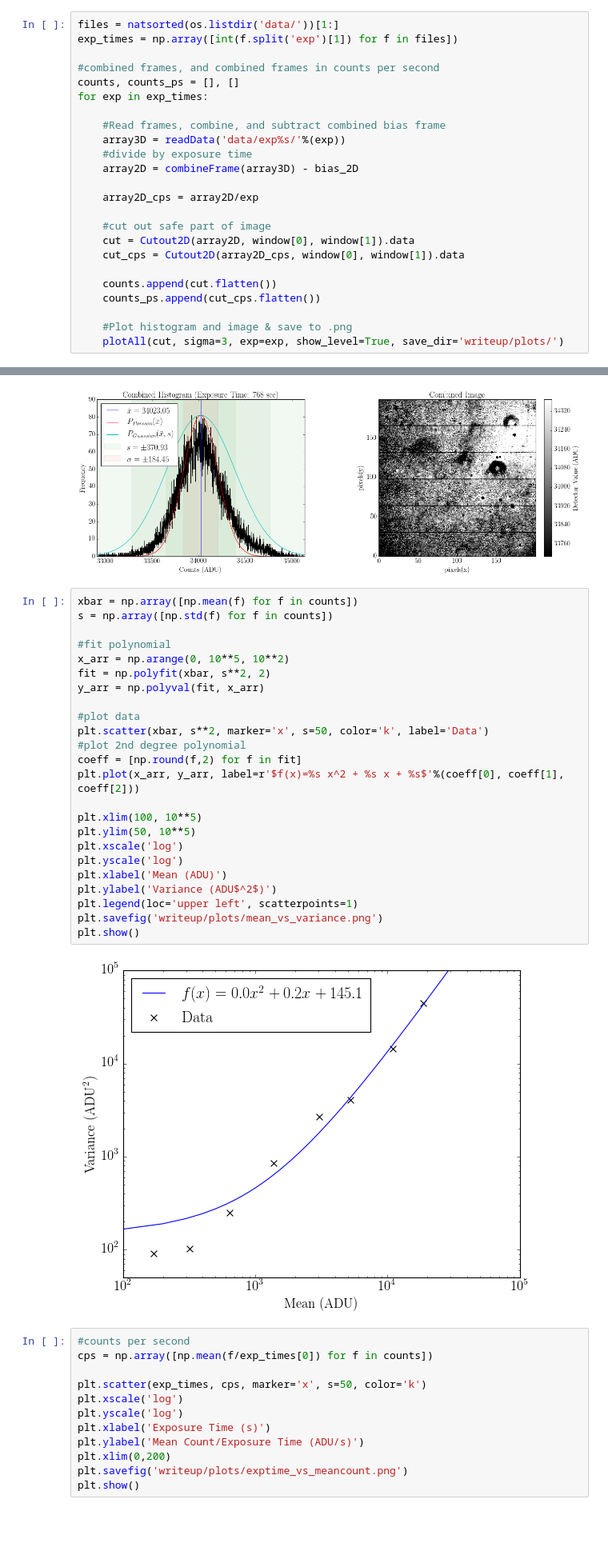
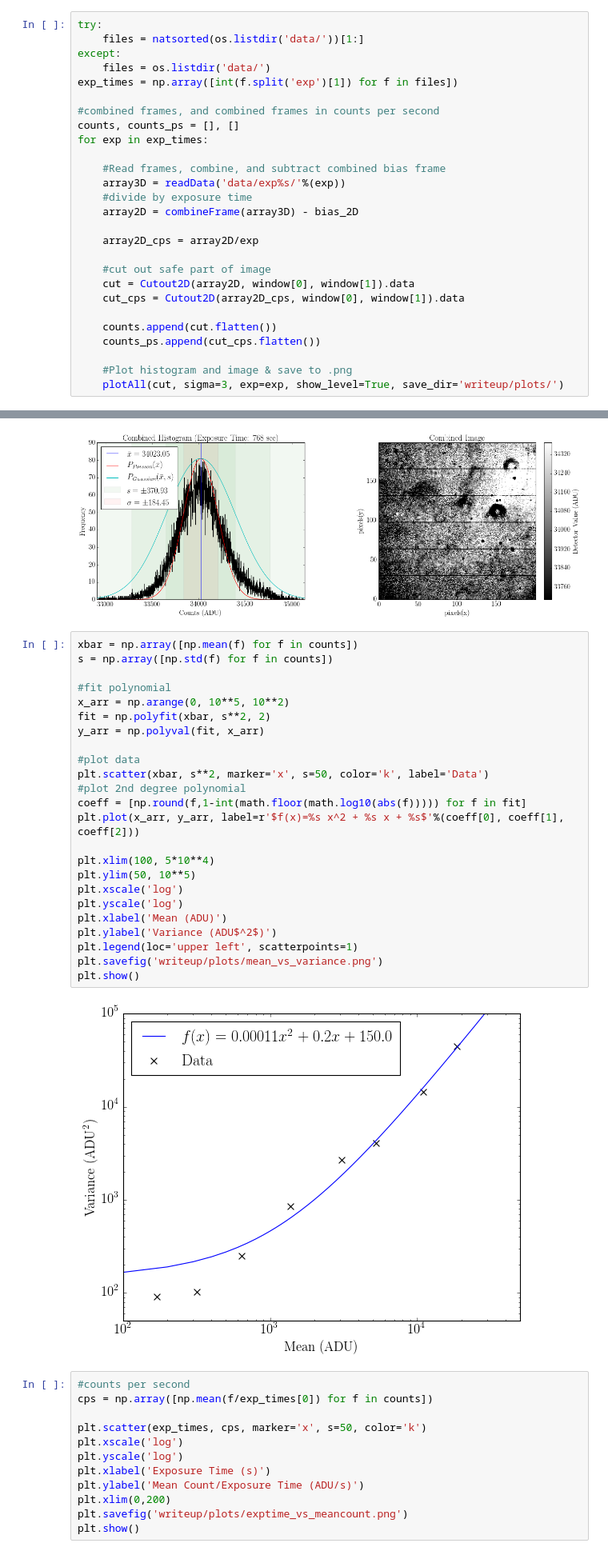
Before and after one commit to jbirky/photonCounting, a Jupyter notebook: analysis.ipynb, the cells around one changed output, grey strips where cells are left out. Shown at 80% size. Cells and saved outputs as stored; diff of their text form; blank space fills up the shorter version.

Commit message:
polynomial fit plot

```diff
--- a/analysis.ipynb
+++ b/analysis.ipynb
@@ -186,7 +187,10 @@ plotAll(bias_2D_cut, sigma=3, exp=0, save_dir='writeup/plots/')
 # %% [output]
 [figure]
 # %%
-files = natsorted(os.listdir('data/'))[1:]
+try:
+    files = natsorted(os.listdir('data/'))[1:]
+except:
+    files = os.listdir('data/')
 exp_times = np.array([int(f.split('exp')[1]) for f in files])
 
 #combined frames, and combined frames in counts per second
@@ -222,29 +226,29 @@ for exp in exp_times:
 # %%
 xbar = np.array([np.mean(f) for f in counts])
 s = np.array([np.std(f) for f in counts])
 
 #fit polynomial
 x_arr = np.arange(0, 10**5, 10**2)
 fit = np.polyfit(xbar, s**2, 2)
 y_arr = np.polyval(fit, x_arr)
 
 #plot data
 plt.scatter(xbar, s**2, marker='x', s=50, color='k', label='Data')
 #plot 2nd degree polynomial
-coeff = [np.round(f,2) for f in fit]
+coeff = [np.round(f,1-int(math.floor(math.log10(abs(f))))) for f in fit]
 plt.plot(x_arr, y_arr, label=r'$f(x)=%s x^2 + %s x + %s$'%(coeff[0], coeff[1], coeff[2]))
 
-plt.xlim(100, 10**5)
+plt.xlim(100, 5*10**4)
 plt.ylim(50, 10**5)
 plt.xscale('log')
 plt.yscale('log')
 plt.xlabel('Mean (ADU)')
 plt.ylabel('Variance (ADU$^2$)')
 plt.legend(loc='upper left', scatterpoints=1)
 plt.savefig('writeup/plots/mean_vs_variance.png')
 plt.show()
 # %% [output]
-[figure, old version]
+[figure, new version]
 # %%
 #counts per second
 cps = np.array([np.mean(f/exp_times[0]) for f in counts])
```
Also changed, not shown: parts of 1 cell of this notebook.
